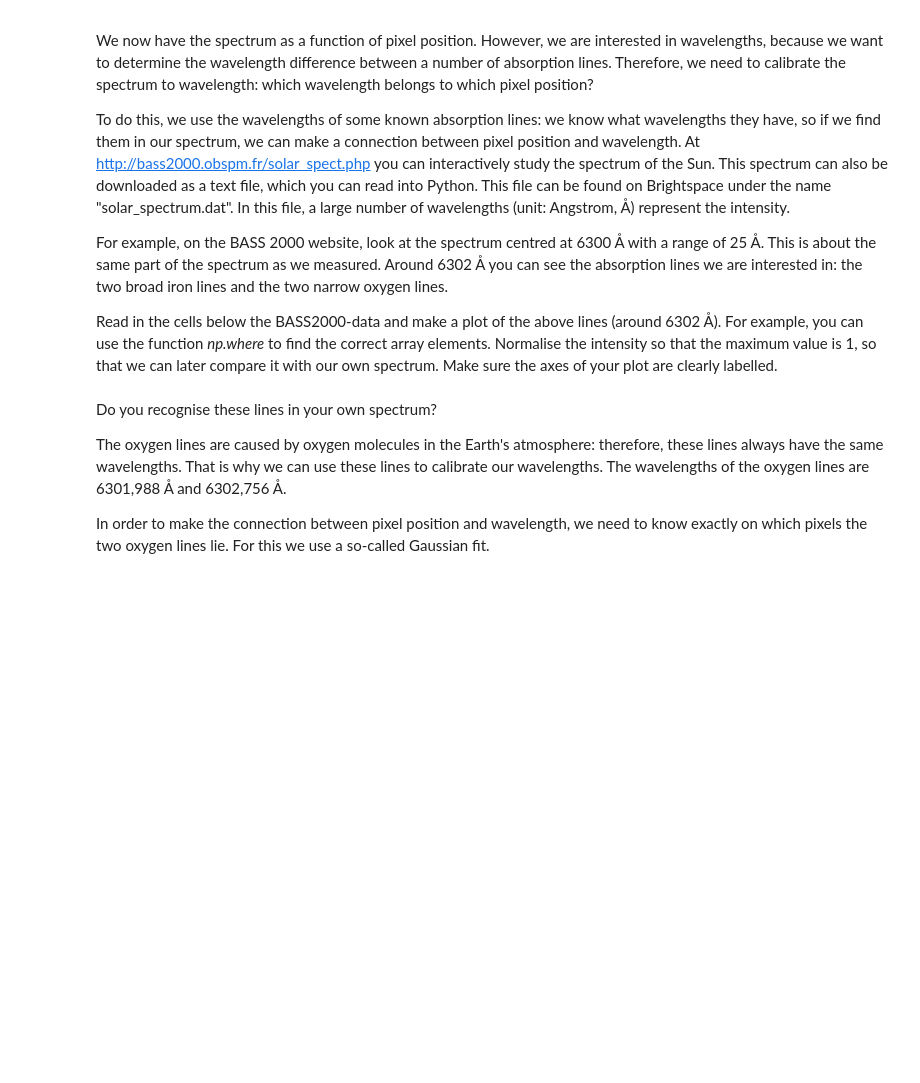
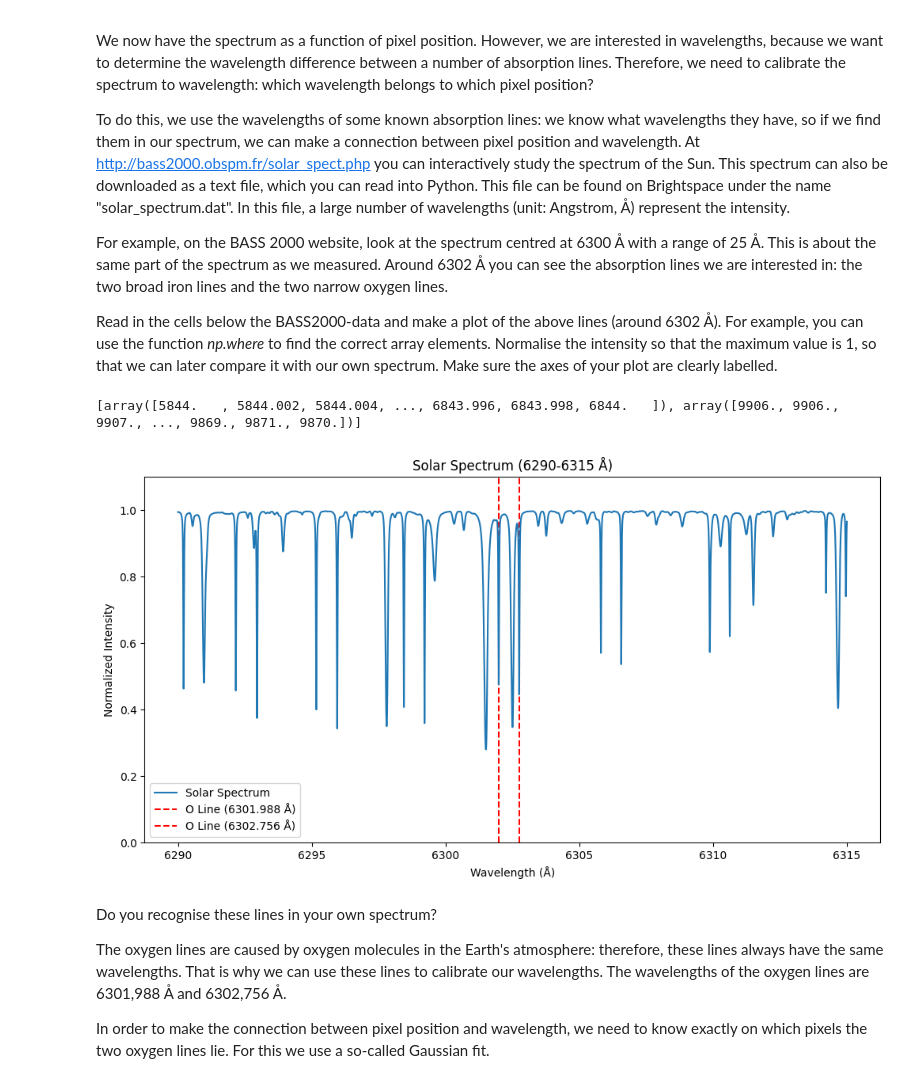
Before and after one commit to TheCaspeer/Universiteit-Leiden, a Jupyter notebook: year1_semester2/Praktische_Sterrenkunde/Opdracht6/TheSun.ipynb, the cells around one changed output. Saved outputs shown, nothing was run; the diff lists cells and outputs as text; code cells hidden in the pictures; blank space fills up the shorter version.

```diff
--- a/year1_semester2/Praktische_Sterrenkunde/Opdracht6/TheSun.ipynb
+++ b/year1_semester2/Praktische_Sterrenkunde/Opdracht6/TheSun.ipynb
@@ -311,3 +308,30 @@ Read in the cells below the BASS2000-data and make a plot of the above lines (ar
+# %%
+file_loc = rf"{cwd}/Data/solar_spectrum.dat"
+solar_spectrum = np.loadtxt(file_loc) # x (wavelength [Å]), y (normalized intensity)
+
+# normalizing solar spectrum
+solar_spectrum = [solar_spectrum[:,0], solar_spectrum[:,1]]
+print(solar_spectrum)
+solar_spectrum[1] = solar_spectrum[1] / np.max(solar_spectrum[1])
+# %% [output]
+[array([5844.   , 5844.002, 5844.004, ..., 6843.996, 6843.998, 6844.   ]), array([9906., 9906., 9907., ..., 9869., 9871., 9870.])]
+# %%
+bounds = (6290, 6315) # What are the best values?
+indices = np.where((solar_spectrum[0] >= bounds[0]) & (solar_spectrum[0] <= bounds[1]))
+spectrum_range = [solar_spectrum[0][indices], solar_spectrum[1][indices]]
+
+fig, ax = plt.subplots(figsize=(12, 6))
+ax.plot(spectrum_range[0], spectrum_range[1], label="Solar Spectrum")
+ax.set_xlabel("Wavelength (Å)")
+ax.set_ylabel("Normalized Intensity")
+ax.set_title(f"Solar Spectrum ({bounds[0]}-{bounds[1]} Å)")
+ax.set_ylim(0, 1.1)  # Set y-axis limits to focus on the range of interest\
+ax.axvline(6301.988, color="red", linestyle="--", label="O Line (6301.988 Å)",zorder=-5)
+ax.axvline(6302.756 , color="red", linestyle="--", label="O Line (6302.756 Å)",zorder=-5)
+ax.legend()
+plt.show()
+# %% [output]
+[figure, added]
 # %% [markdown]
 Do you recognise these lines in your own spectrum?
 
```
Also changed, not shown: parts of 3 cells of this notebook.
